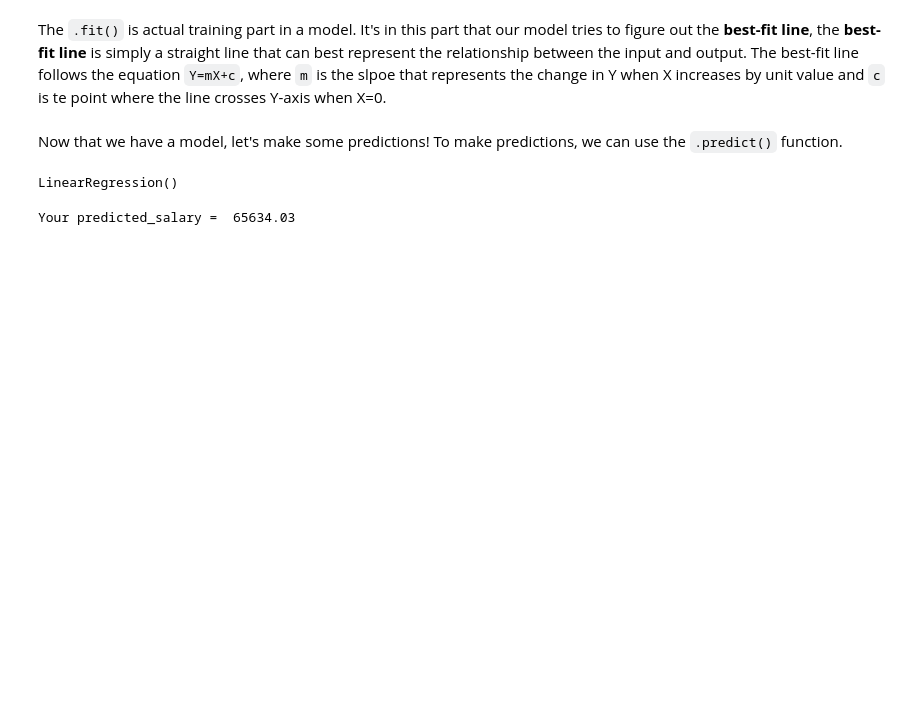
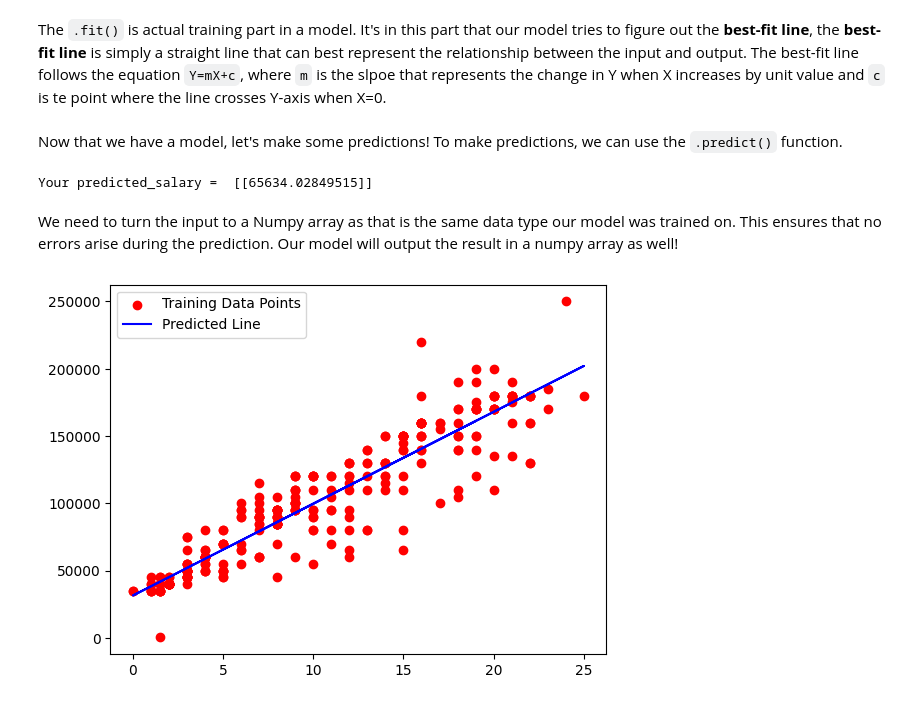
Before and after one commit to Apil120/Learn-ML, a Jupyter notebook: LinearRegression/LinearRegression.ipynb, the cells around one changed output. Drawn from its saved outputs; the diff is of its cells as text; code cells hidden in the pictures; blank space fills up the shorter version.

```diff
--- a/LinearRegression/LinearRegression.ipynb
+++ b/LinearRegression/LinearRegression.ipynb
@@ -71,15 +90,19 @@ Now that our data is ready, let's train the model!
 The `.fit()` is actual training part in a model. It's in this part that our model tries to figure out the **best-fit line**, the **best-fit line** is simply a straight line that can best represent the relationship between the input and output. The best-fit line follows the equation `Y=mX+c`, where `m` is the slpoe that represents the change in Y when X increases by unit value and `c` is te point where the line crosses Y-axis when X=0.
 # %% [markdown]
 Now that we have a model, let's make some predictions! To make predictions, we can use the `.predict()` function.
-# %%
-model = LinearRegression()
-model.fit(X_train,Y_train)
-# %% [output]
-LinearRegression()
 # %%
 exp = float(input("Enter years of experience = "))
 exp = np.array([[exp]])
-predicted_salary = model.predict(exp)[0][0]
-print("Your predicted_salary = ",round(predicted_salary,2))
+predicted_salary = model.predict(exp)
+print("Your predicted_salary = ",predicted_salary)
 # %% [output]
-Your predicted_salary =  65634.03
+Your predicted_salary =  [[65634.02849515]]
+# %% [markdown]
+We need to turn the input to a Numpy array as that is the same data type our model was trained on. This ensures that no errors arise during the prediction. Our model will output the result in a numpy array as well!
+# %%
+plt.scatter(X_train,Y_train,color = 'red',label="Training Data Points")
+plt.plot(X_train,model.predict(X_train),color = 'blue',label="Predicted Line")
+plt.legend()
+plt.show()
+# %% [output]
+[figure, added]
```
Also changed, not shown: parts of 10 cells of this notebook.
